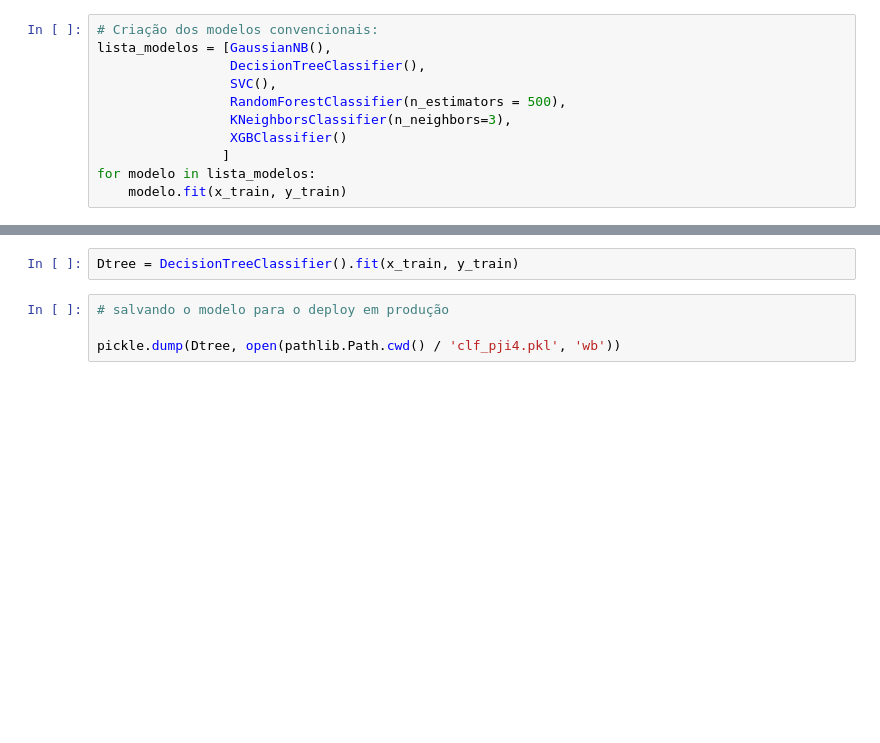
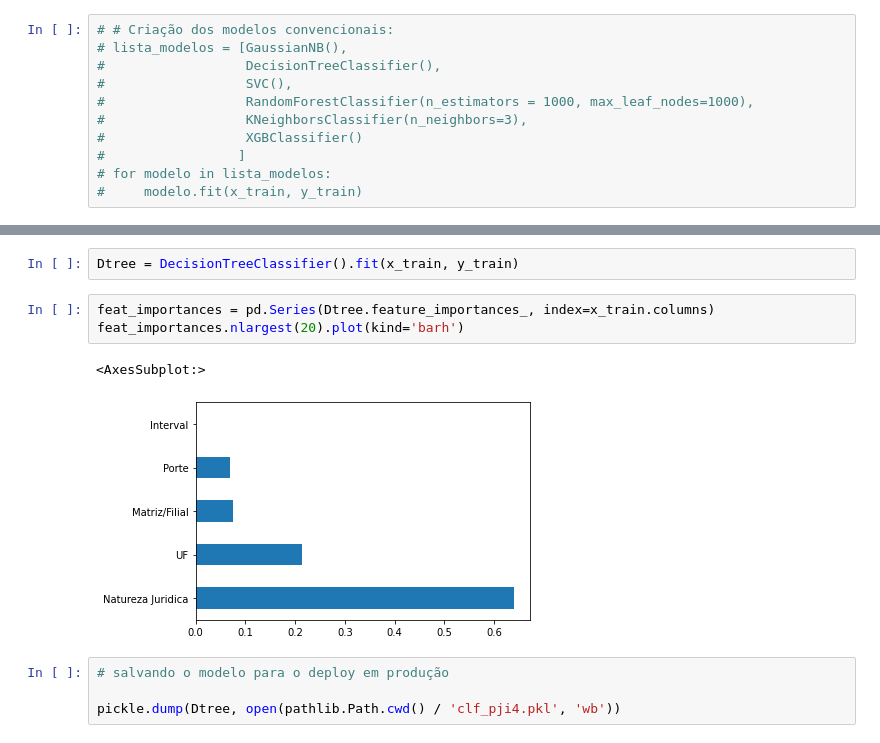
Before and after one commit to sergioneto12/PJI4_analise_dados_cnpj, a Jupyter notebook: machine_learning/ML_model.ipynb, the cells around one changed output, grey strips where cells are left out. Drawn from its saved outputs; the diff is of its cells as text; blank space fills up the shorter version.

```diff
--- a/machine_learning/ML_model.ipynb
+++ b/machine_learning/ML_model.ipynb
@@ -389,16 +420,16 @@ y = df_ml['Situação Cadastral']
 
 x_train, x_test, y_train, y_test = train_test_split(x, y, test_size= 0.25, random_state = 0)
 # %%
-# Criação dos modelos convencionais:
-lista_modelos = [GaussianNB(),
-                 DecisionTreeClassifier(),
-                 SVC(),
-                 RandomForestClassifier(n_estimators = 500),
-                 KNeighborsClassifier(n_neighbors=3),
-                 XGBClassifier()
-                ]
-for modelo in lista_modelos:
-    modelo.fit(x_train, y_train)
+# # Criação dos modelos convencionais:
+# lista_modelos = [GaussianNB(),
+#                  DecisionTreeClassifier(),
+#                  SVC(),
+#                  RandomForestClassifier(n_estimators = 1000, max_leaf_nodes=1000),
+#                  KNeighborsClassifier(n_neighbors=3),
+#                  XGBClassifier()
+#                 ]
+# for modelo in lista_modelos:
+#     modelo.fit(x_train, y_train)
 # %%
 # Com a validação cruzada podemos fazer um double check e verificar se os registros de acurácia se aplicam ao dataset todo
 
@@ -475,6 +500,12 @@ Como o algoritmo de melhor acerto foi o de Arvore de Decisão (veja a Cross Vaid
 Faremos também um detalhamento sobre o modelo, trazendo a média de validação sobre cross validation
 # %%
 Dtree = DecisionTreeClassifier().fit(x_train, y_train)
+# %%
+feat_importances = pd.Series(Dtree.feature_importances_, index=x_train.columns)
+feat_importances.nlargest(20).plot(kind='barh')
+# %% [output]
+<AxesSubplot:>
+[figure, added]
 # %%
 # salvando o modelo para o deploy em produção
 
```
Also changed, not shown: parts of 17 cells of this notebook, 2 other files.
